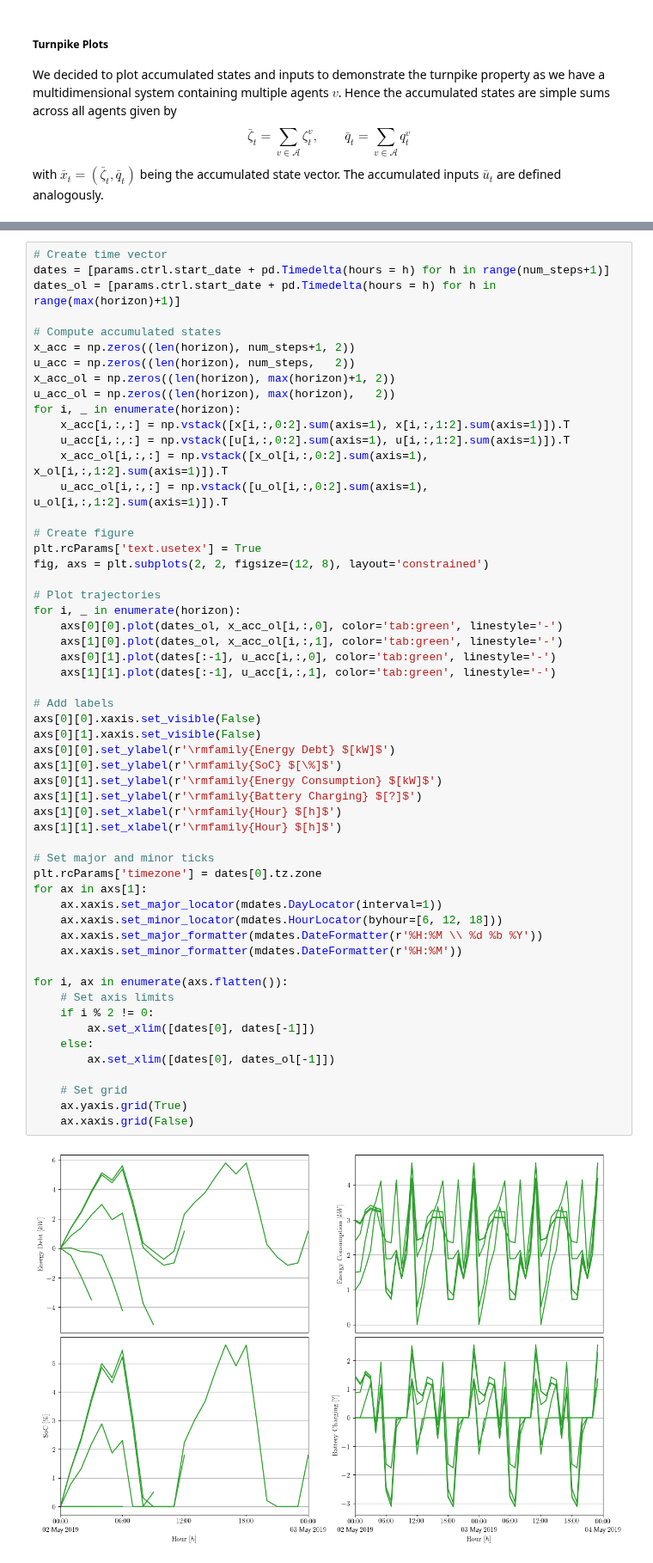
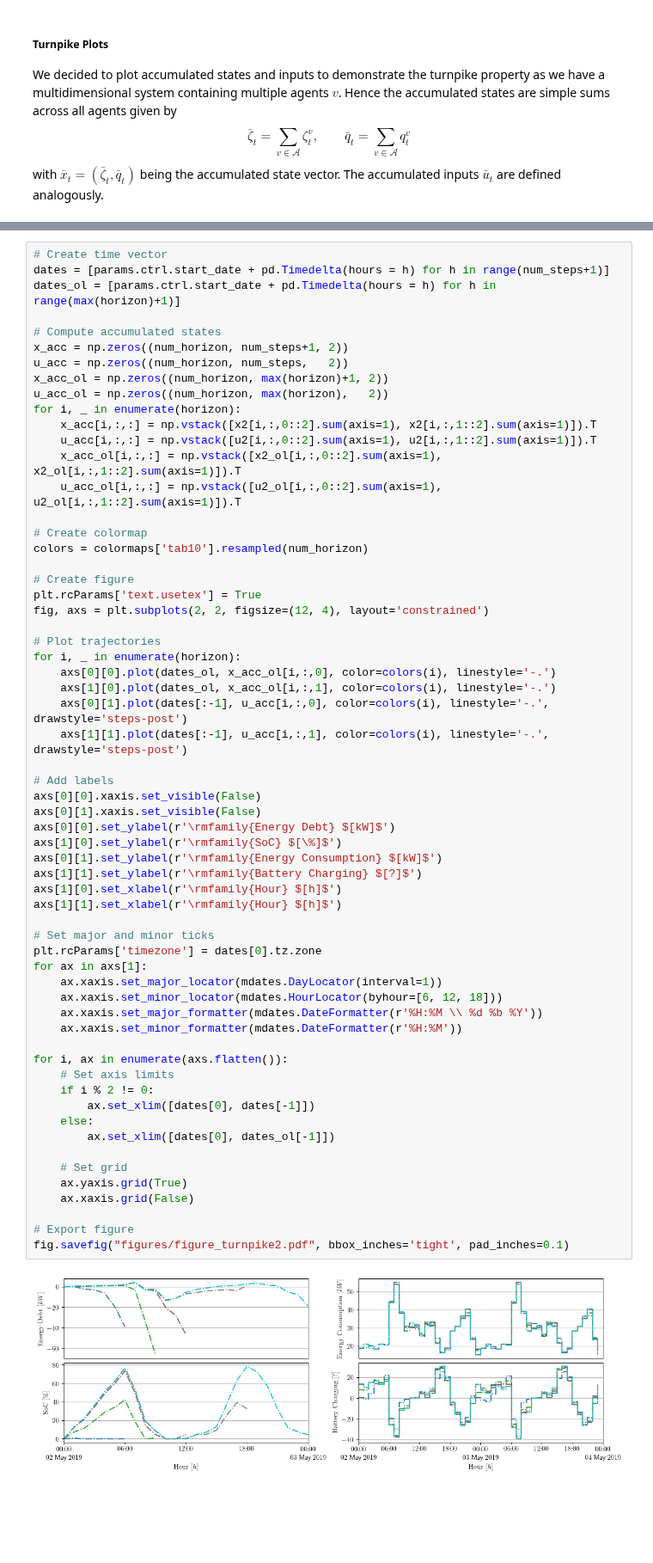
Before and after one commit to Gedlex/time-varying-RHGs, a Jupyter notebook: empc_DSMPC.ipynb, the cells around one changed output, grey strips where cells are left out. Shown at 86% size. Cells and saved outputs as stored; diff of their text form; blank space fills up the shorter version.

Commit message:
Updated figures
To Do's
- Rewrite empc.py with cvxpy to use qp-solver
- Check system properties upon class instantiation

```diff
--- a/empc_DSMPC.ipynb
+++ b/empc_DSMPC.ipynb
@@ -241,57 +245,63 @@ dates = [params.ctrl.start_date + pd.Timedelta(hours = h) for h in range(num_ste
 dates_ol = [params.ctrl.start_date + pd.Timedelta(hours = h) for h in range(max(horizon)+1)]
 
 # Compute accumulated states
-x_acc = np.zeros((len(horizon), num_steps+1, 2))
-u_acc = np.zeros((len(horizon), num_steps,   2))
-x_acc_ol = np.zeros((len(horizon), max(horizon)+1, 2))
-u_acc_ol = np.zeros((len(horizon), max(horizon),   2))
+x_acc = np.zeros((num_horizon, num_steps+1, 2))
+u_acc = np.zeros((num_horizon, num_steps,   2))
+x_acc_ol = np.zeros((num_horizon, max(horizon)+1, 2))
+u_acc_ol = np.zeros((num_horizon, max(horizon),   2))
 for i, _ in enumerate(horizon):
-    x_acc[i,:,:] = np.vstack([x[i,:,0:2].sum(axis=1), x[i,:,1:2].sum(axis=1)]).T
-    u_acc[i,:,:] = np.vstack([u[i,:,0:2].sum(axis=1), u[i,:,1:2].sum(axis=1)]).T
-    x_acc_ol[i,:,:] = np.vstack([x_ol[i,:,0:2].sum(axis=1), x_ol[i,:,1:2].sum(axis=1)]).T
-    u_acc_ol[i,:,:] = np.vstack([u_ol[i,:,0:2].sum(axis=1), u_ol[i,:,1:2].sum(axis=1)]).T
+    x_acc[i,:,:] = np.vstack([x2[i,:,0::2].sum(axis=1), x2[i,:,1::2].sum(axis=1)]).T
+    u_acc[i,:,:] = np.vstack([u2[i,:,0::2].sum(axis=1), u2[i,:,1::2].sum(axis=1)]).T
+    x_acc_ol[i,:,:] = np.vstack([x2_ol[i,:,0::2].sum(axis=1), x2_ol[i,:,1::2].sum(axis=1)]).T
+    u_acc_ol[i,:,:] = np.vstack([u2_ol[i,:,0::2].sum(axis=1), u2_ol[i,:,1::2].sum(axis=1)]).T
+
+# Create colormap
+colors = colormaps['tab10'].resampled(num_horizon)
 
 # Create figure
 plt.rcParams['text.usetex'] = True
-fig, axs = plt.subplots(2, 2, figsize=(12, 8), layout='constrained')
+fig, axs = plt.subplots(2, 2, figsize=(12, 4), layout='constrained')
 
 # Plot trajectories
 for i, _ in enumerate(horizon):
-    axs[0][0].plot(dates_ol, x_acc_ol[i,:,0], color='tab:green', linestyle='-')
-    axs[1][0].plot(dates_ol, x_acc_ol[i,:,1], color='tab:green', linestyle='-')
-    axs[0][1].plot(dates[:-1], u_acc[i,:,0], color='tab:green', linestyle='-')
-    axs[1][1].plot(dates[:-1], u_acc[i,:,1], color='tab:green', linestyle='-')
+    axs[0][0].plot(dates_ol, x_acc_ol[i,:,0], color=colors(i), linestyle='-.')
+    axs[1][0].plot(dates_ol, x_acc_ol[i,:,1], color=colors(i), linestyle='-.')
+    axs[0][1].plot(dates[:-1], u_acc[i,:,0], color=colors(i), linestyle='-.', drawstyle='steps-post')
+    axs[1][1].plot(dates[:-1], u_acc[i,:,1], color=colors(i), linestyle='-.', drawstyle='steps-post')
 
 # Add labels
 axs[0][0].xaxis.set_visible(False)
 axs[0][1].xaxis.set_visible(False)
 axs[0][0].set_ylabel(r'\rmfamily{Energy Debt} $[kW]$')
 axs[1][0].set_ylabel(r'\rmfamily{SoC} $[\%]$')
 axs[0][1].set_ylabel(r'\rmfamily{Energy Consumption} $[kW]$')
 axs[1][1].set_ylabel(r'\rmfamily{Battery Charging} $[?]$')
 axs[1][0].set_xlabel(r'\rmfamily{Hour} $[h]$')
 axs[1][1].set_xlabel(r'\rmfamily{Hour} $[h]$')
 
 # Set major and minor ticks
 plt.rcParams['timezone'] = dates[0].tz.zone
 for ax in axs[1]:
     ax.xaxis.set_major_locator(mdates.DayLocator(interval=1))
     ax.xaxis.set_minor_locator(mdates.HourLocator(byhour=[6, 12, 18]))
     ax.xaxis.set_major_formatter(mdates.DateFormatter(r'%H:%M \\ %d %b %Y'))
     ax.xaxis.set_minor_formatter(mdates.DateFormatter(r'%H:%M'))
 
 for i, ax in enumerate(axs.flatten()):
     # Set axis limits
     if i % 2 != 0:
         ax.set_xlim([dates[0], dates[-1]])
     else:
         ax.set_xlim([dates[0], dates_ol[-1]])
 
     # Set grid
     ax.yaxis.grid(True)
     ax.xaxis.grid(False)
+
+# Export figure
+fig.savefig("figures/figure_turnpike2.pdf", bbox_inches='tight', pad_inches=0.1)
 # %% [output]
-[figure, old version]
+[figure, new version]
 # %%
 # Create figure
 plt.rcParams['text.usetex'] = True
```
Also changed, not shown: parts of 6 cells of this notebook, 5 other files.
